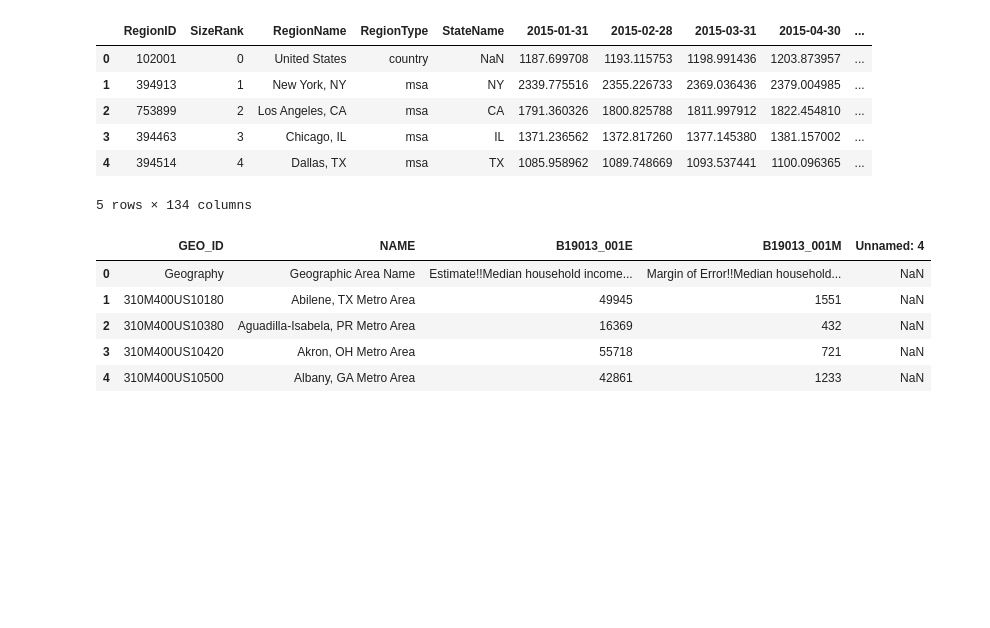
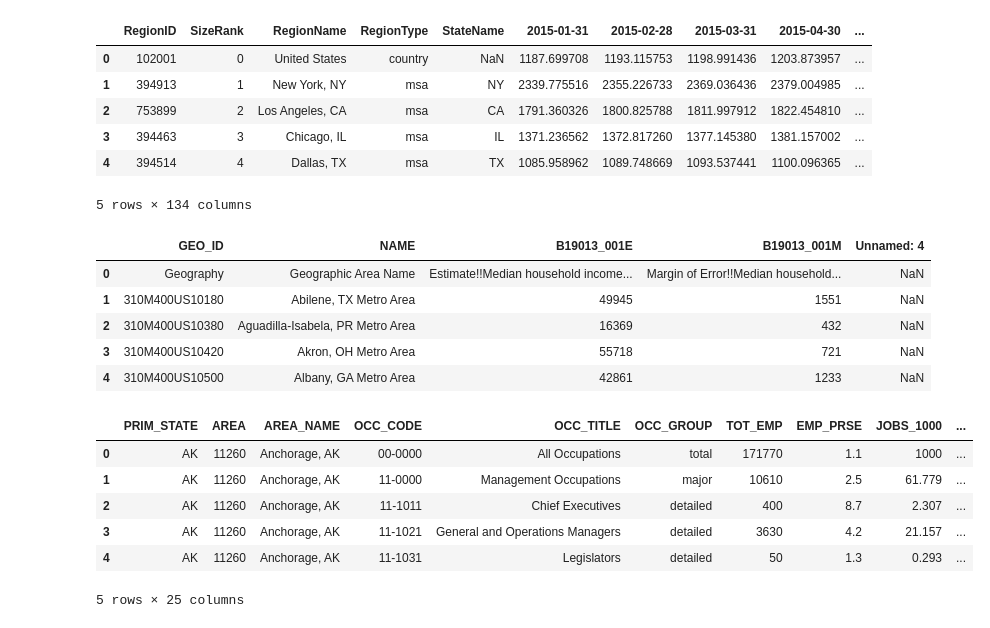
Before and after one commit to jagresti/remote-work-housing, a Jupyter notebook: checking-cleaning-data.ipynb, the cells around one changed output. Drawn from its saved outputs; the diff is of its cells as text; code cells hidden in the pictures; blank space fills up the shorter version.

```diff
--- a/checking-cleaning-data.ipynb
+++ b/checking-cleaning-data.ipynb
@@ -47,3 +141,15 @@ med_inc.head()
 | 2 | 310M400US10380 | Aguadilla-Isabela, PR Metro Area | 16369 | 432 | NaN |
 | 3 | 310M400US10420 | Akron, OH Metro Area | 55718 | 721 | NaN |
 | 4 | 310M400US10500 | Albany, GA Metro Area | 42861 | 1233 | NaN |
+# %%
+#Occupation Employment Statistics
+occ_emp = pd.read_excel('/Users/jordanagresti/Personal_Projects/remote-work-housing/data/Occupational Employment and Wage Statistics/oesm18ma/MSA_M2018_dl.xlsx')
+occ_emp.head()
+# %% [output]
+|  | PRIM_STATE | AREA | AREA_NAME | OCC_CODE | OCC_TITLE | OCC_GROUP | TOT_EMP | EMP_PRSE | JOBS_1000 | ... |
+| 0 | AK | 11260 | Anchorage, AK | 00-0000 | All Occupations | total | 171770 | 1.1 | 1000 | ... |
+| 1 | AK | 11260 | Anchorage, AK | 11-0000 | Management Occupations | major | 10610 | 2.5 | 61.779 | ... |
+| 2 | AK | 11260 | Anchorage, AK | 11-1011 | Chief Executives | detailed | 400 | 8.7 | 2.307 | ... |
+| 3 | AK | 11260 | Anchorage, AK | 11-1021 | General and Operations Managers | detailed | 3630 | 4.2 | 21.157 | ... |
+| 4 | AK | 11260 | Anchorage, AK | 11-1031 | Legislators | detailed | 50 | 1.3 | 0.293 | ... |
+5 rows × 25 columns
```
Also changed, not shown: parts of 11 cells of this notebook, 11 other files.
